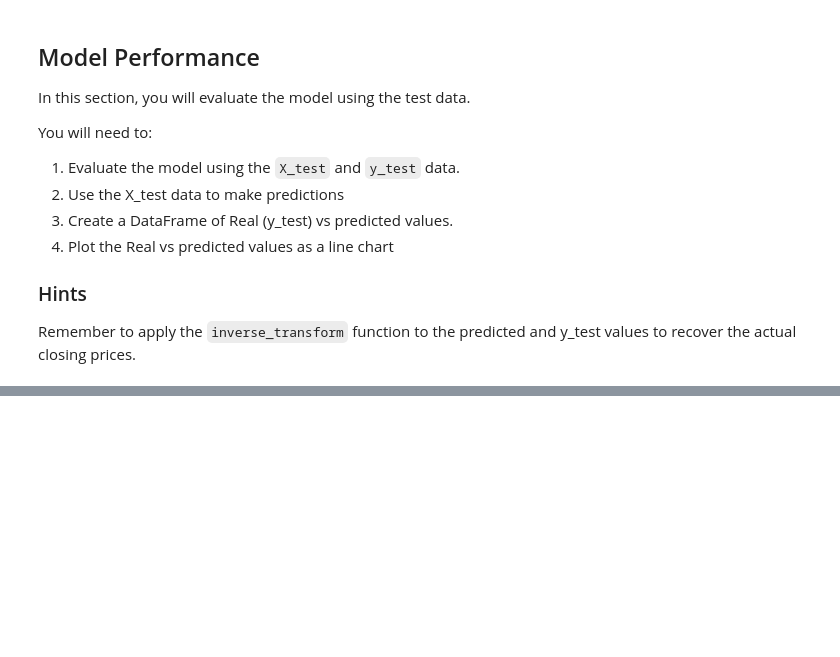
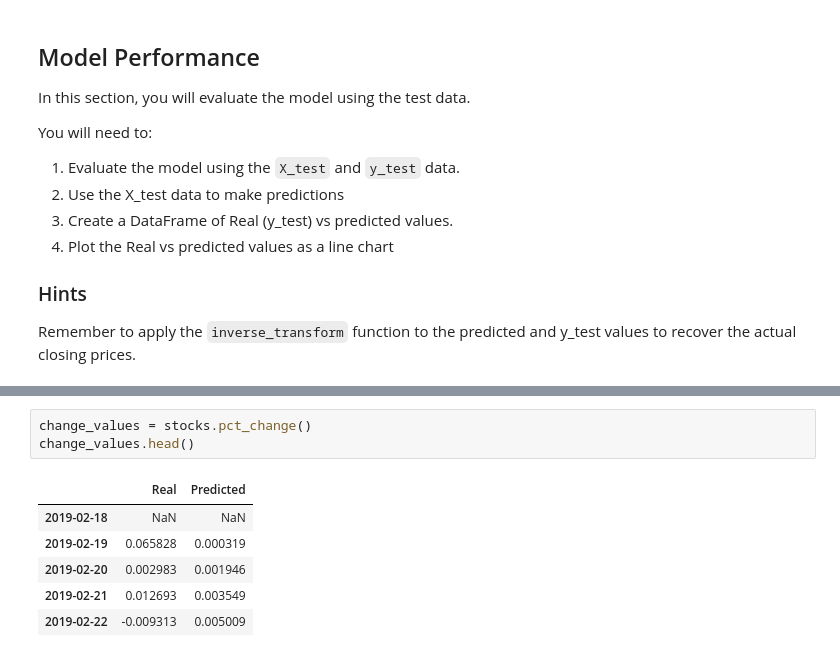
Before and after one commit to yrlbaker/Unit_14_HW, a Jupyter notebook: 14-Deep-Learning/Instructions/Starter_Code/experimental_closing.ipynb, the cells around one changed output, grey strips where cells are left out. Cells and saved outputs as stored; diff of their text form; blank space fills up the shorter version.

```diff
--- a/14-Deep-Learning/Instructions/Starter_Code/experimental_closing.ipynb
+++ b/14-Deep-Learning/Instructions/Starter_Code/experimental_closing.ipynb
@@ -238,2 +290,12 @@ stocks.head()
+# %%
+change_values = stocks.pct_change()
+change_values.head()
+# %% [output]
+|  | Real | Predicted |
+| 2019-02-18 | NaN | NaN |
+| 2019-02-19 | 0.065828 | 0.000319 |
+| 2019-02-20 | 0.002983 | 0.001946 |
+| 2019-02-21 | 0.012693 | 0.003549 |
+| 2019-02-22 | -0.009313 | 0.005009 |
 # %%
 # Plot the real vs predicted values as a line chart
```
Also changed, not shown: parts of 17 cells of this notebook, 2 other files.
